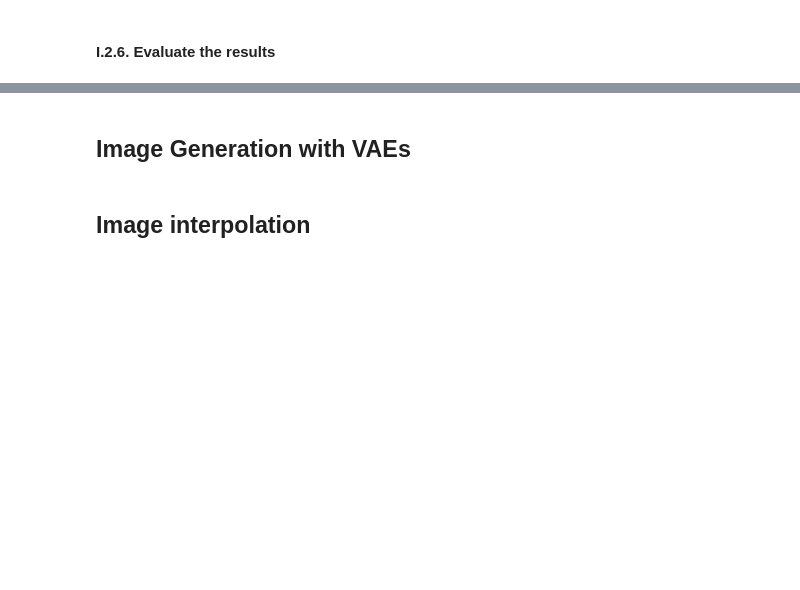
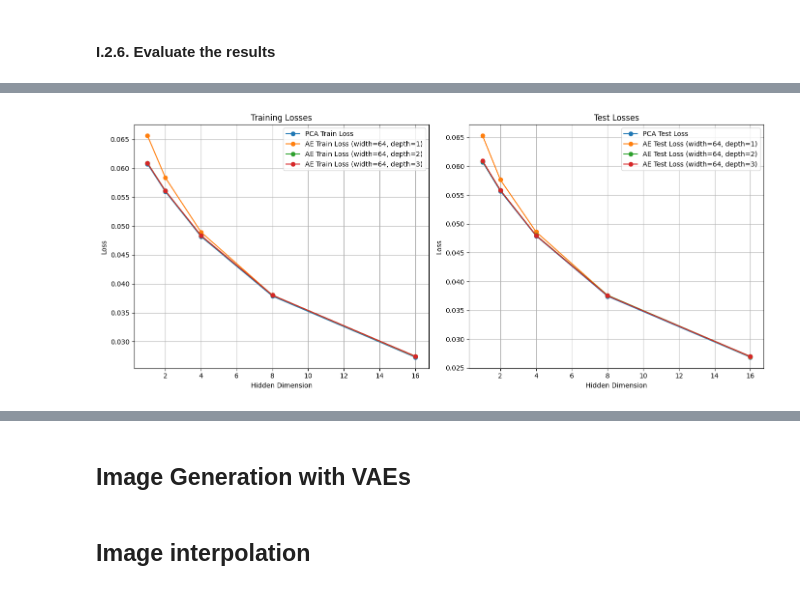
Before and after one commit to BMThi/High-Dimensional-Deep-Learning, a Jupyter notebook: autoencoders/autoencoders_vae.ipynb, the cells around one changed output, grey strips where cells are left out. Drawn from its saved outputs; the diff is of its cells as text; code cells hidden in the pictures; blank space fills up the shorter version.

```diff
--- a/autoencoders/autoencoders_vae.ipynb
+++ b/autoencoders/autoencoders_vae.ipynb
@@ -497,4 +244,0 @@ def train(model, train_loader, num_epochs=10):
-# %%
-
-# Train the model for 10 epochs (you can adjust the number of epochs)
-train(model, train_loader, num_epochs=10)
@@ -549,0 +288,3 @@ test_and_visualize(model, test_loader)
+# %%
+for i in range(2,2):
+    print(i)
@@ -549,0 +437,7 @@ test_and_visualize(model, test_loader)
+# %%
+hidden_dims = [1, 2, 4, 8, 16]
+ae_widths = [64] # We will only test one width, otherwise it takes too long...
+ae_depths = [1, 2, 3]
+
+# Run the benchmark
+pca_train_loss, pca_test_loss, ae_train_loss, ae_test_loss = run_benchmark(hidden_dims, ae_widths, ae_depths)
@@ -549,0 +468,69 @@ test_and_visualize(model, test_loader)
+# %%
+from collections import defaultdict
+
+def plot_losses(pca_train_loss, pca_test_loss, ae_train_loss, ae_test_loss):
+    """Plots the training and test losses for the PCA and autoencoder models.
+    Produces two side-to-side plots for the train losses on the left
+    and the test losses on the right.
+
+    Args:
+        pca_train_loss (dict): Dictionary of PCA training losses
+        pca_test_loss (dict): Dictionary of PCA test losses
+        ae_train_loss (dict): Dictionary of autoencoder training losses (keys are tuples of (hidden_dim, width, depth))
+        ae_test_loss (dict): Dictionary of autoencoder test losses (keys are tuples of (hidden_dim, width, depth))
+    """
+    # Create dictionaries to group the autoencoder losses by width and depth
+    ae_train_grouped = defaultdict(list)
+    ae_test_grouped = defaultdict(list)
+
+    # Group losses by (width, depth) to have one curve per autoencoder model
+    for (hidden_dim, width, depth), loss in ae_train_loss.items():
+        ae_train_grouped[(width, depth)].append((hidden_dim, loss))
+
+    for (hidden_dim, width, depth), loss in ae_test_loss.items():
+        ae_test_grouped[(width, depth)].append((hidden_dim, loss))
+
+    # Sort the losses by hidden_dim for each autoencoder model
+    for key in ae_train_grouped:
+        ae_train_grouped[key] = sorted(ae_train_grouped[key], key=lambda x: x[0])
+    for key in ae_test_grouped:
+        ae_test_grouped[key] = sorted(ae_test_grouped[key], key=lambda x: x[0])
+
+    # Create a figure with two subplots, side-by-side
+    fig, ax = plt.subplots(1, 2, figsize=(14, 6))
+
+    # Plot PCA losses
+    ax[0].plot(list(pca_train_loss.keys()), list(pca_train_loss.values()), label='PCA Train Loss', marker='o')
+    ax[1].plot(list(pca_test_loss.keys()), list(pca_test_loss.values()), label='PCA Test Loss', marker='o')
+
+    # Plot Autoencoder losses grouped by (width, depth)
+    for (width, depth), values in ae_train_grouped.items():
+        hidden_dims = [v[0] for v in values]
+        losses = [v[1] for v in values]
+        ax[0].plot(hidden_dims, losses, label=f'AE Train Loss (width={width}, depth={depth})', marker='o')
+
+    for (width, depth), values in ae_test_grouped.items():
+        hidden_dims = [v[0] for v in values]
+        losses = [v[1] for v in values]
+        ax[1].plot(hidden_dims, losses, label=f'AE Test Loss (width={width}, depth={depth})', marker='o')
+
+    # Set titles and labels
+    ax[0].set_title('Training Losses')
+    ax[0].set_xlabel('Hidden Dimension')
+    ax[0].set_ylabel('Loss')
+    ax[0].legend()
+    ax[0].grid(True)
+
+    ax[1].set_title('Test Losses')
+    ax[1].set_xlabel('Hidden Dimension')
+    ax[1].set_ylabel('Loss')
+    ax[1].legend()
+    ax[1].grid(True)
+
+    # Adjust layout for better spacing
+    plt.tight_layout()
+    plt.show()
+
+plot_losses(pca_train_loss, pca_test_loss, ae_train_loss, ae_test_loss)
+# %% [output]
+[figure, added]
```
Also changed, not shown: parts of 56 cells of this notebook.
